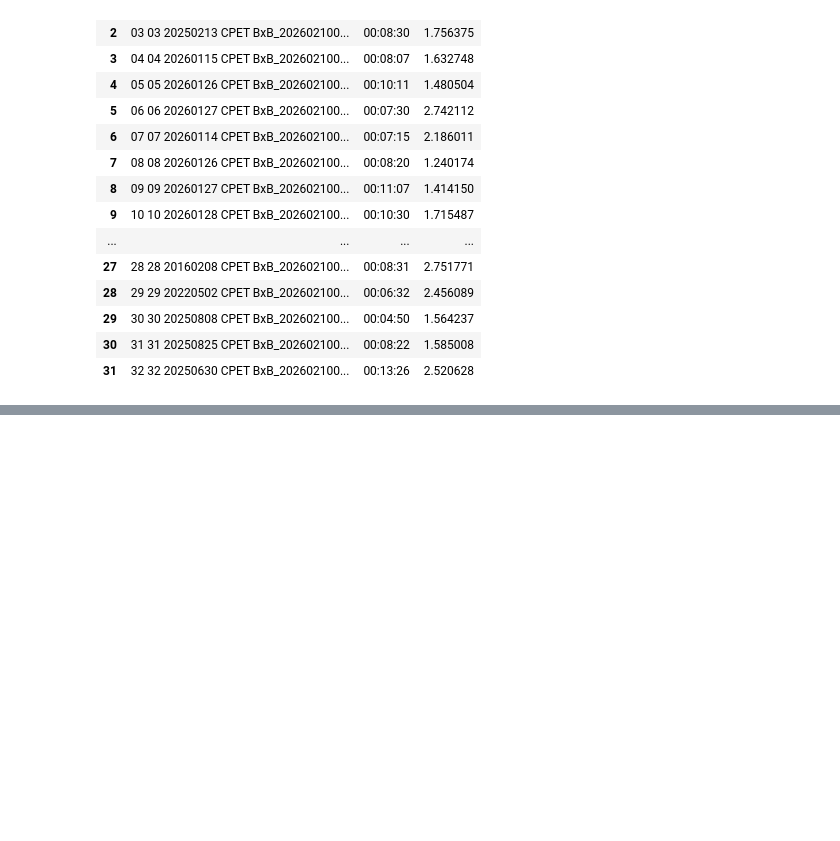
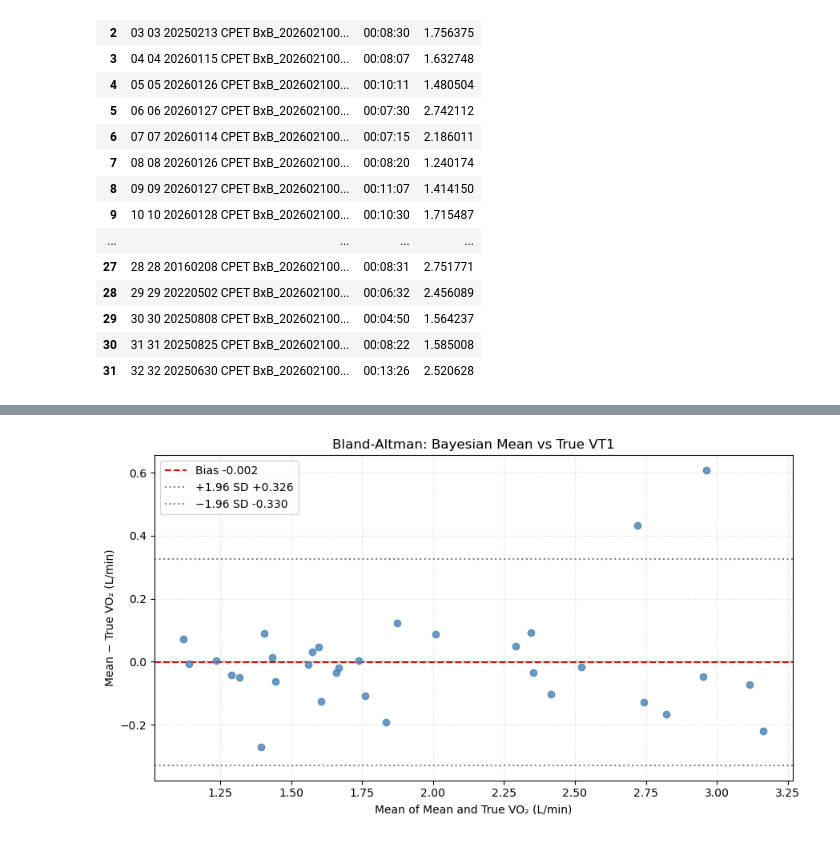
Before and after one commit to NathanMiller1/VT_Autodetection_Jupyter_Notebook, a Jupyter notebook: get_data_multi_process.ipynb, the cells around one changed output, grey strips where cells are left out. Saved outputs shown, nothing was run; the diff lists cells and outputs as text; code cells hidden in the pictures; blank space fills up the shorter version.

```diff
--- a/get_data_multi_process.ipynb
+++ b/get_data_multi_process.ipynb
@@ -709,0 +1270,20 @@ df_best_points.to_csv("vt2_threshold_points.csv", index=False)
+# %%
+best_row = bayes_results_df.iloc[4]  # 0 is best, other configs found in bayesian_vt1_ranked_combinations.csv
+
+BEST_VT1_COLS          = best_row['Methods_Used']
+BEST_VT1_SMOOTH_BOTH   = best_row['Smooth_Methods']
+BEST_VT1_SMOOTH_POST   = best_row['Smooth_Posterior']
+BEST_VT1_FILTER        = best_row['Filter_Type']
+BEST_VT1_SIGMA         = best_row['Sigma']
+BEST_VT1_SHARPNESS     = best_row['Sharpness']
+BEST_VT1_ESTIMATOR     = best_row['Estimator']      # 'MAP' or 'Mean'
+BEST_VT1_WEIGHT_STRAT  = best_row['Weight_Strategy'] # 'inverse_variance' or 'uniform'
+
+print("\n── Best VT1 Bayesian Configuration ──")
+print(f"  Estimator  : {BEST_VT1_ESTIMATOR}")
+print(f"  Weights    : {BEST_VT1_WEIGHT_STRAT}")
+print(f"  Methods    : {BEST_VT1_COLS}")
+print(f"  Filter     : {BEST_VT1_FILTER}  sigma={BEST_VT1_SIGMA}")
+print(f"  Sharpness  : {BEST_VT1_SHARPNESS}")
+print(f"  Smooth both: {BEST_VT1_SMOOTH_BOTH}  |  Smooth posterior: {BEST_VT1_SMOOTH_POST}")
+print(f"  MAE={best_row['MAE']:.4f}  Bias={best_row['Mean_Error']:.4f}  SEE={best_row['SEE']:.4f}  Score={best_row['Combined_Score']:.4f}")
@@ -709,0 +1299,65 @@ df_best_points.to_csv("vt2_threshold_points.csv", index=False)
+# %%
+vt1_posterior_df, vt1_summary_df, vt1_weights = run_bayesian_vt_detection(
+    error_csv            = 'vt1_error_values.csv',
+    results_df_original  = results_df_original,
+    cols_to_use          = BEST_VT1_COLS,
+    smooth_methods       = BEST_VT1_SMOOTH_BOTH,
+    smooth_posterior     = BEST_VT1_SMOOTH_POST,
+    filter_type          = BEST_VT1_FILTER,
+    sigma                = BEST_VT1_SIGMA,
+    likelihood_sharpness = BEST_VT1_SHARPNESS,
+    target_vt            = 'VT1',
+)
+
+# ── Accuracy summary ──────────────────────────────────────────────────────────
+
+# Use whichever estimator won in Section 5
+vt1_summary_df['True_VO2']  = vt1_summary_df['FileName'].map(true_values)
+vt1_summary_df['Best_VO2']  = vt1_summary_df[f'{BEST_VT1_ESTIMATOR}_VO2']
+vt1_summary_df['Best_Error'] = vt1_summary_df['Best_VO2'] - vt1_summary_df['True_VO2']
+vt1_summary_df['Abs_Error']  = vt1_summary_df['Best_Error'].abs()
+
+print(f"\n── VT1 Bayesian Results (Best Config — {BEST_VT1_ESTIMATOR} estimator) ──")
+display(vt1_summary_df[['FileName', 'Time', 'MAP_VO2', 'Mean_VO2',
+                          'CI_5', 'CI_95', 'True_VO2', 'Best_Error']])
+
+print(f"\n  Estimator : {BEST_VT1_ESTIMATOR}")
+print(f"  MAE  : {vt1_summary_df['Abs_Error'].mean():.4f} L/min")
+print(f"  Bias : {vt1_summary_df['Best_Error'].mean():.4f} L/min")
+print(f"  SEE  : {vt1_summary_df['Best_Error'].std():.4f} L/min")
+
+vt1_summary_df.to_csv('vt1_bayesian_threshold_points.csv', index=False)
+
+# ── Bland-Altman plot ─────────────────────────────────────────────────────────
+
+valid     = vt1_summary_df.dropna(subset=['True_VO2'])
+mean_vals = (valid['Best_VO2'] + valid['True_VO2']) / 2
+diff_vals = valid['Best_VO2'] - valid['True_VO2']
+bias      = diff_vals.mean()
+loa       = 1.96 * diff_vals.std()
+
+plt.figure(figsize=(9, 5))
+plt.scatter(mean_vals, diff_vals, color='steelblue', alpha=0.8, zorder=3)
+plt.axhline(bias,        color='red',   linestyle='--', label=f'Bias {bias:+.3f}')
+plt.axhline(bias + loa,  color='gray',  linestyle=':',  label=f'+1.96 SD {bias+loa:+.3f}')
+plt.axhline(bias - loa,  color='gray',  linestyle=':',  label=f'−1.96 SD {bias-loa:+.3f}')
+plt.axhline(0,           color='black', linewidth=0.8, alpha=0.4)
+plt.title(f'Bland-Altman: Bayesian {BEST_VT1_ESTIMATOR} vs True VT1')
+plt.xlabel(f'Mean of {BEST_VT1_ESTIMATOR} and True VO₂ (L/min)')
+plt.ylabel(f'{BEST_VT1_ESTIMATOR} − True VO₂ (L/min)')
+plt.legend(); plt.grid(True, linestyle=':', alpha=0.5)
+plt.tight_layout()
+plt.show()
+
+# ── Batch posterior plots ─────────────────────────────────────────────────────
+
+plot_bayesian_posterior(
+    posterior_df  = vt1_posterior_df,
+    summary_df    = vt1_summary_df,
+    cols_to_use   = BEST_VT1_COLS,
+    true_values   = true_values,
+    output_folder = 'VT1_Bayesian_Plots',
+)
+
+print("All VT1 posterior plots saved to 'VT1_Bayesian_Plots/'.")
+# %% [output]
@@ -709,0 +1393 @@ df_best_points.to_csv("vt2_threshold_points.csv", index=False)
+[figure, added]
```
Also changed, not shown: parts of 12 cells of this notebook, 3 other files.
